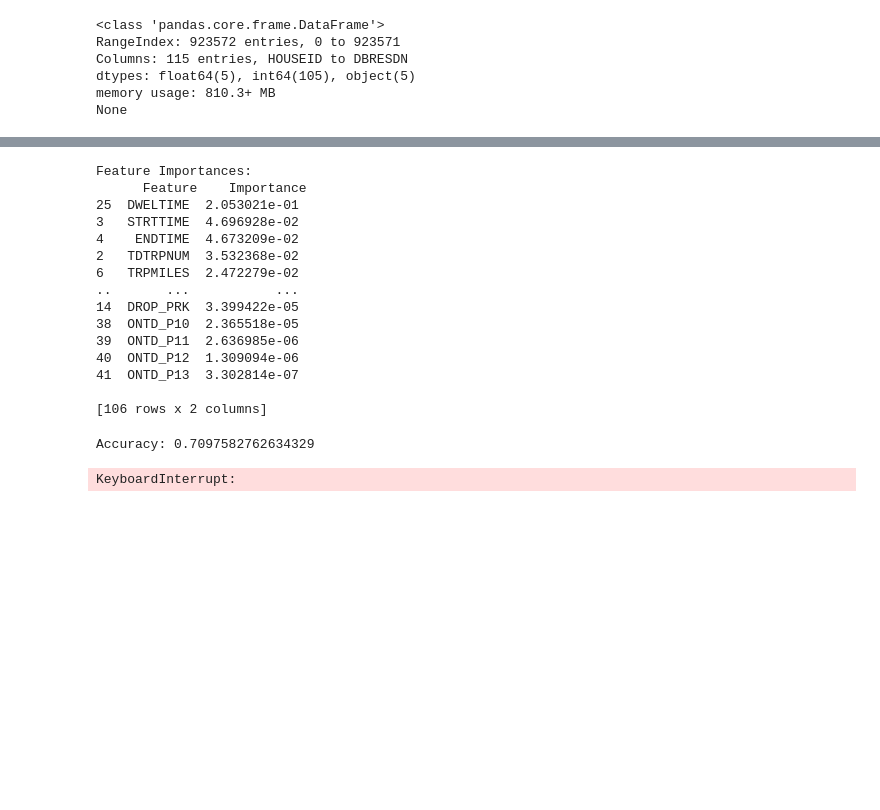
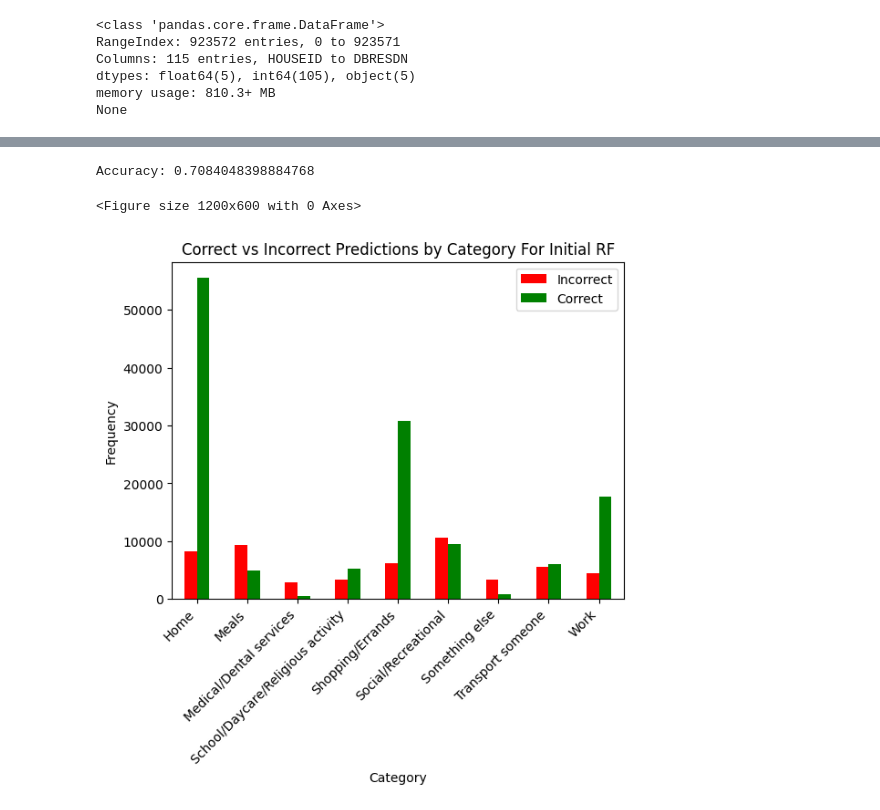
Before and after one commit to prateekanand2/Travel-Purpose-Prediction, a Jupyter notebook: rf.ipynb, the cells around one changed output, grey strips where cells are left out. Cells and saved outputs as stored; diff of their text form; code cells hidden in the pictures; blank space fills up the shorter version.

```diff
--- a/rf.ipynb
+++ b/rf.ipynb
@@ -129,19 +130,24 @@ dtypes: float64(5), int64(105), object(5)
 memory usage: 810.3+ MB
 None
 # %%
+#Columns to be dropped: WHYTO, WHYFROM, TRIPPURP, WHYTRP1S, WHYTRP90
+columns_to_drop = ['WHYTO', 'WHYFROM', 'TRIPPURP', 'WHYTRP1S', 'WHYTRP90']
 
-# Identify and encode categorical columns
+# Separate features and target variable
+target_var = 'WHYTRP1S'
+
+X = data.drop(columns=columns_to_drop)
+y = data[target_var]
+
+#drop categorical columns
 categorical_columns = X.select_dtypes(include=['object']).columns
 
-# for column in categorical_columns:
-#     print(column, X[column].unique())
 X_clean = X.drop(columns=categorical_columns)
-# X_enc = pd.get_dummies(data, columns=categorical_columns)
 
-# # Split the data into training and testing sets
+# Split the data into training and testing sets
 X_train, X_test, y_train, y_test = train_test_split(X_clean, y, test_size=0.2, random_state=42)
 
-# # Train the Random Forest model
+# Train the Random Forest model
 rf_model = RandomForestClassifier()
 rf_model.fit(X_train, y_train)
 # %% [output]
@@ -164,24 +155,3 @@ KeyboardInterrupt:
-# %%
-# Display feature importances
-feature_importances = pd.DataFrame({'Feature': X_clean.columns, 'Importance': rf_model.feature_importances_})
-feature_importances = feature_importances.sort_values(by='Importance', ascending=False)
-print("Feature Importances:\n", feature_importances)
-# %% [output]
-Feature Importances:
-      Feature    Importance
-25  DWELTIME  2.053021e-01
-3   STRTTIME  4.696928e-02
-4    ENDTIME  4.673209e-02
-2   TDTRPNUM  3.532368e-02
-6   TRPMILES  2.472279e-02
-..       ...           ...
-14  DROP_PRK  3.399422e-05
-38  ONTD_P10  2.365518e-05
-39  ONTD_P11  2.636985e-06
-40  ONTD_P12  1.309094e-06
-41  ONTD_P13  3.302814e-07
-
-[106 rows x 2 columns]
 # %%
 # Make predictions on the test set
 y_pred = rf_model.predict(X_test)
@@ -190,12 +160,28 @@ y_pred = rf_model.predict(X_test)
 accuracy = accuracy_score(y_test, y_pred)
 print("Accuracy:", accuracy)
 # %% [output]
-Accuracy: 0.7097582762634329
+Accuracy: 0.7084048398884768
-# %%
-# Use Recursive Feature Elimination (RFE) to select important features MAY BE GOOD TO FIND BEST FEATURES FOR LINEAR REGRESSION?
-rfe = RFE(estimator=rf_model, n_features_to_select=10)
-X_rfe = rfe.fit_transform(X_clean, y)
-selected_features = X_clean.columns[rfe.support_]
-print("\nSelected Features (RFE):\n", selected_features)
-# %% [output]
-KeyboardInterrupt:
+# %%
+# Create a DataFrame with true labels, predicted labels, correctness indicator, and category
+results_df = pd.DataFrame({
+    'True_Labels': y_test,
+    'Predicted_Labels': y_pred,
+    'Correct': y_test == y_pred,
+    'Category': y_test.astype(str).map(whytrip1s_map_to_string)
+})
+
+# Group by category and correctness, count occurrences
+grouped_results = results_df.groupby(['Category', 'Correct']).size().unstack()
+
+# Plot grouped bar graph
+plt.figure(figsize=(12, 6))
+grouped_results.plot(kind='bar', stacked=False, color=['red', 'green'])
+plt.title('Correct vs Incorrect Predictions by Category For Initial RF')
+plt.ylabel('Frequency')
+plt.xlabel('Category')
+plt.xticks(rotation=45, ha='right')
+plt.legend(['Incorrect', 'Correct'])
+plt.show()
+# %% [output]
+<Figure size 1200x600 with 0 Axes>
+[figure, added]
```
Also changed, not shown: parts of 26 cells of this notebook.
